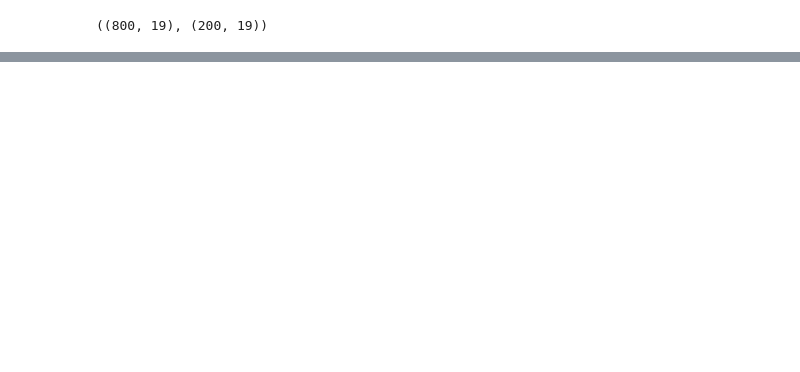
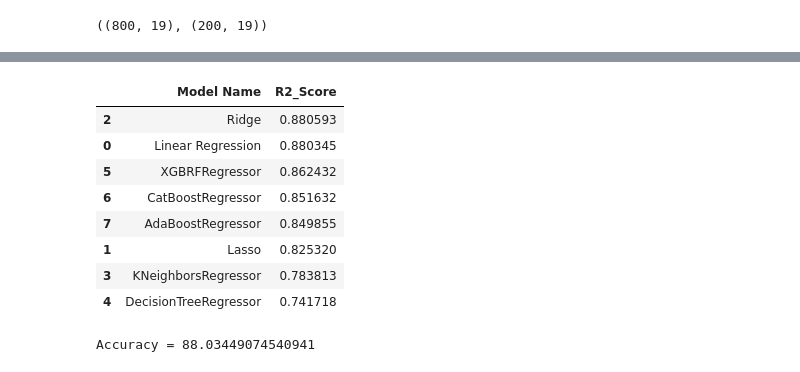
Before and after one commit to sarthakone105/ml_projects, a Jupyter notebook: notebook/model_training.ipynb, the cells around one changed output, grey strips where cells are left out. Saved outputs shown, nothing was run; the diff lists cells and outputs as text; code cells hidden in the pictures; blank space fills up the shorter version.

```diff
--- a/notebook/model_training.ipynb
+++ b/notebook/model_training.ipynb
@@ -122,0 +143,20 @@ Mean absoulute error: 4.716692
+# %%
+pd.DataFrame(list(zip(model_list, r2_list)), columns=["Model Name", "R2_Score"]).sort_values(by=["R2_Score"], ascending=False)
+# %% [output]
+|  | Model Name | R2_Score |
+| 2 | Ridge | 0.880593 |
+| 0 | Linear Regression | 0.880345 |
+| 5 | XGBRFRegressor | 0.862432 |
+| 6 | CatBoostRegressor | 0.851632 |
+| 7 | AdaBoostRegressor | 0.849855 |
+| 1 | Lasso | 0.825320 |
+| 3 | KNeighborsRegressor | 0.783813 |
+| 4 | DecisionTreeRegressor | 0.741718 |
+# %%
+lin_model = LinearRegression(fit_intercept=True)
+lin_model = lin_model.fit(X_train, y_train)
+y_pred = lin_model.predict(X_test)
+score = r2_score(y_test, y_pred)*100
+print(f"Accuracy = {score}")
+# %% [output]
+Accuracy = 88.03449074540941
```
Also changed, not shown: parts of 5 cells of this notebook, 5 other files.
